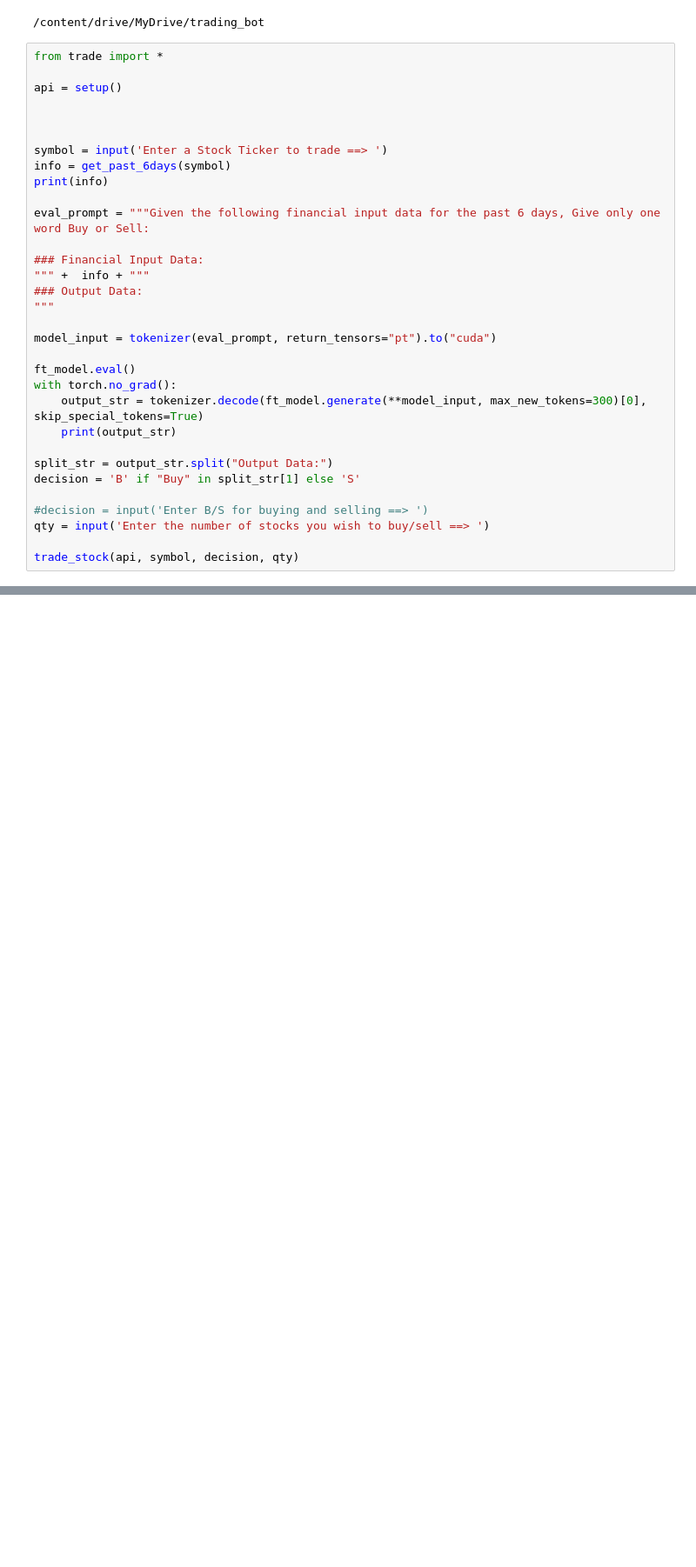
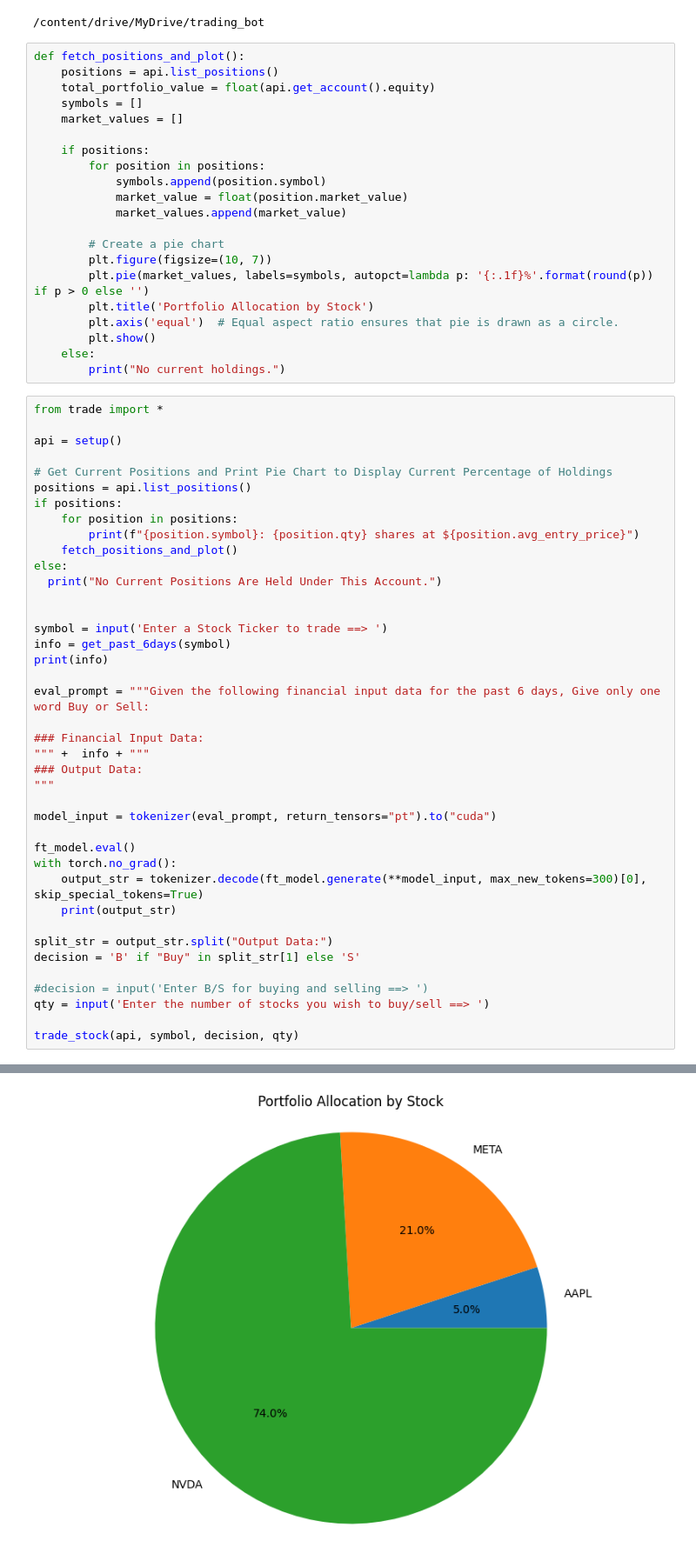
Before and after one commit to jceltruda/FinGPT-TransformerPrediction, a Jupyter notebook: PreTrainedModel_Testing.ipynb, the cells around one changed output, grey strips where cells are left out. Shown: that part at 87% size. Cells and saved outputs as stored; diff of their text form; blank space fills up the shorter version.

Commit message:
Updated to Show Current Alpaca Holdings and Created Graph Visual for Ease of Use

```diff
--- a/PreTrainedModel_Testing.ipynb
+++ b/PreTrainedModel_Testing.ipynb
@@ -403,11 +403,40 @@ print(decision)
 %cd /content/drive/MyDrive/trading_bot/
 # %% [output]
 /content/drive/MyDrive/trading_bot
+# %%
+def fetch_positions_and_plot():
+    positions = api.list_positions()
+    total_portfolio_value = float(api.get_account().equity)
+    symbols = []
+    market_values = []
+
+    if positions:
+        for position in positions:
+            symbols.append(position.symbol)
+            market_value = float(position.market_value)
+            market_values.append(market_value)
+
+        # Create a pie chart
+        plt.figure(figsize=(10, 7))
+        plt.pie(market_values, labels=symbols, autopct=lambda p: '{:.1f}%'.format(round(p)) if p > 0 else '')
+        plt.title('Portfolio Allocation by Stock')
+        plt.axis('equal')  # Equal aspect ratio ensures that pie is drawn as a circle.
+        plt.show()
+    else:
+        print("No current holdings.")
 # %%
 from trade import *
 
 api = setup()
 
+# Get Current Positions and Print Pie Chart to Display Current Percentage of Holdings
+positions = api.list_positions()
+if positions:
+    for position in positions:
+        print(f"{position.symbol}: {position.qty} shares at ${position.avg_entry_price}")
+    fetch_positions_and_plot()
+else:
+  print("No Current Positions Are Held Under This Account.")
 
 
 symbol = input('Enter a Stock Ticker to trade ==> ')
@@ -439,0 +471 @@ Enter a Stock Ticker to trade ==> AAPL
+[figure, added]
```
Also changed, not shown: parts of 1 cell of this notebook.
